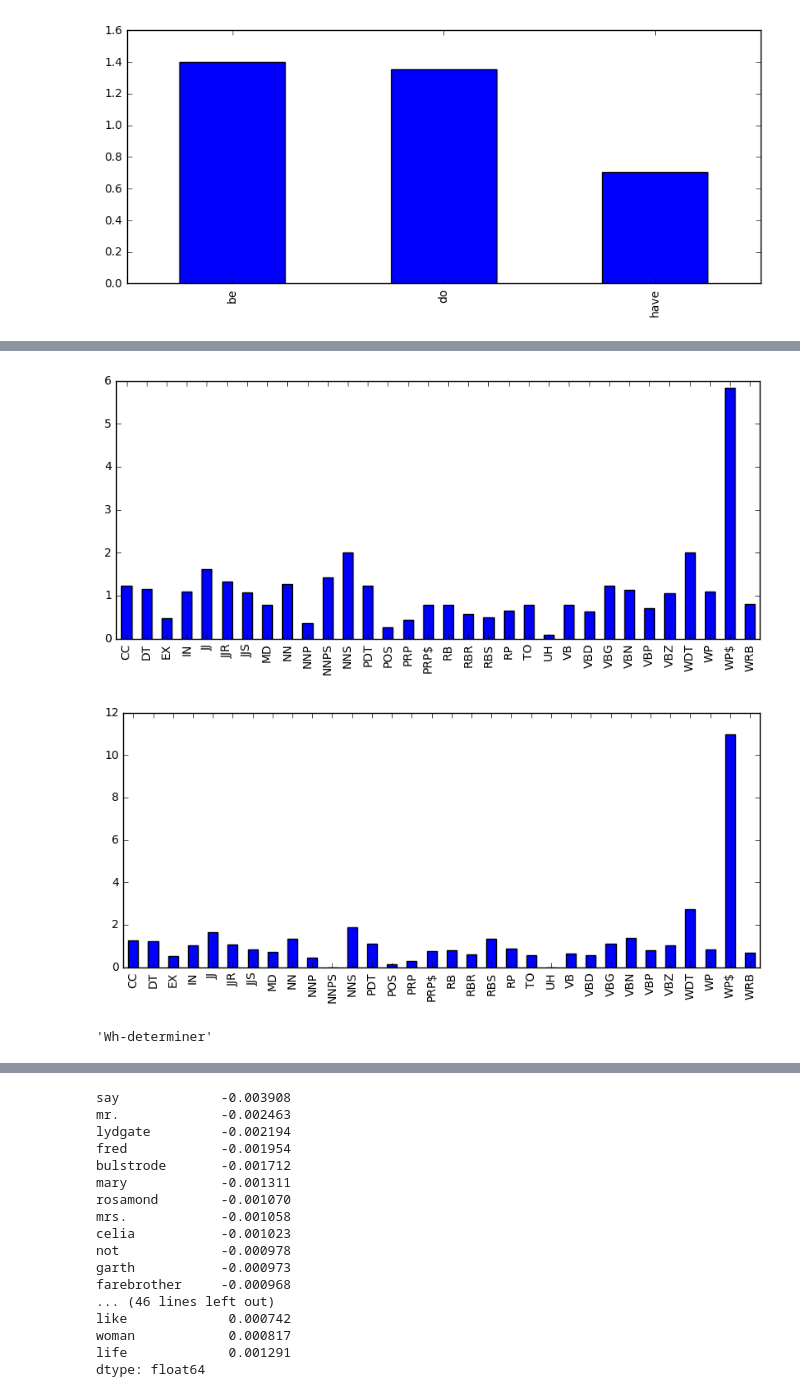
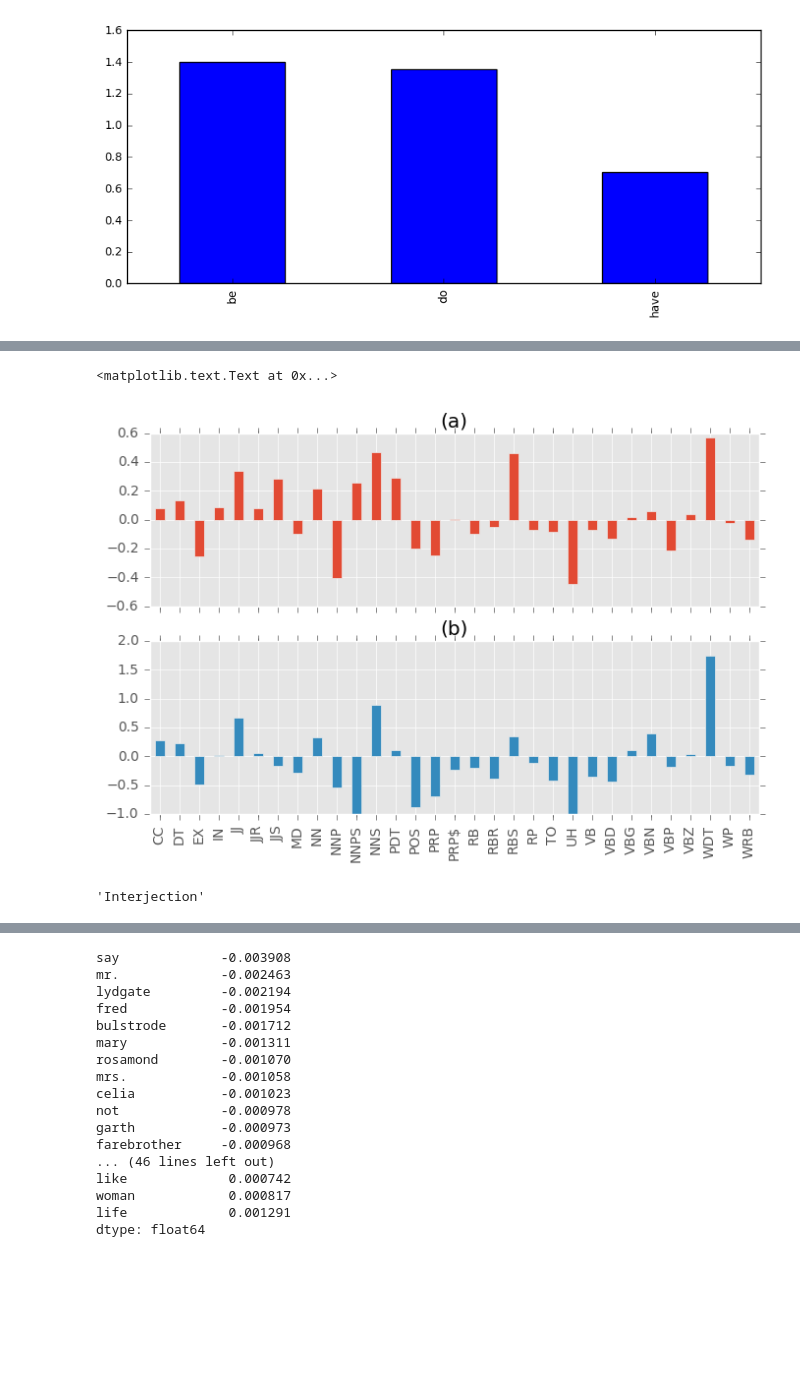
Before and after one commit to lit-mod-viz/middlemarch-critical-histories, a Jupyter notebook: quoted-speech.ipynb, the cells around one changed output, grey strips where cells are left out. Cells and saved outputs as stored; diff of their text form; code cells hidden in the pictures; blank space fills up the shorter version.

```diff
--- a/quoted-speech.ipynb
+++ b/quoted-speech.ipynb
@@ -166,8 +156,8 @@ def compareTags(a, b, tagset):
     for tag in tagset:
         proportionsDict[tag] = [proportionWithTag(x, tag) for x in [a, b]]
     df = pd.DataFrame(proportionsDict).T
-    df['factor'] = df[1]/df[0]
-    df['factor'].plot(kind="bar")
+    df['factor'] = (df[1]/df[0])-1
+    return df['factor']
 # %%
 compareTags(doc, quoted, tagset)
 # %% [output]
@@ -208,6 +214,8 @@ def getQuotes(cleanLevels, n):
         quoted.extend(group)
     quoted = ' '.join(quoted)
     return quoted
+# %%
+tagset.remove('WP$')
 # %%
 unquoted = cleanLevels[0]
 quotedGroups = cleanLevels[1:]
@@ -226,12 +230,20 @@ compareTags(nonquotes, quotes, tagset)
-# %%
-compareTags(nonquotes, quotes5, tagset)
-# %% [output]
-[figure, removed]
-# %%
-compareTags(nonquotes, quotes8, tagset)
-# %% [output]
-[figure, removed]
+# %%
+nonquotesS, quotesS, quotes5S, quotes8S = nlp(nonquotes), nlp(quotes), nlp(quotes5), nlp(quotes8)
+# %%
+factor_all = compareTags(nonquotesS, quotesS, tagset)
+factor_mid = compareTags(nonquotesS, quotes5S, tagset)
+factor_high = compareTags(nonquotesS, quotes8S, tagset)
+# %%
+rcParams['figure.figsize'] = 8, 5
+df = pd.DataFrame([factor_all, factor_high], index=['', ''])
+ax = df.T.plot(subplots=True, kind='bar')
+ax[0].set_title('(a)')
+ax[1].set_title('(b)')
+# ax[2].set_title('(c)')
+# %% [output]
+<matplotlib.text.Text at 0x...>
+[figure, added]
 # %%
-tagDict['WDT']
+tagDict['UH']
 # %% [output]
-'Wh-determiner'
+'Interjection'
```
Also changed, not shown: parts of 10 cells of this notebook, 13 other files.
